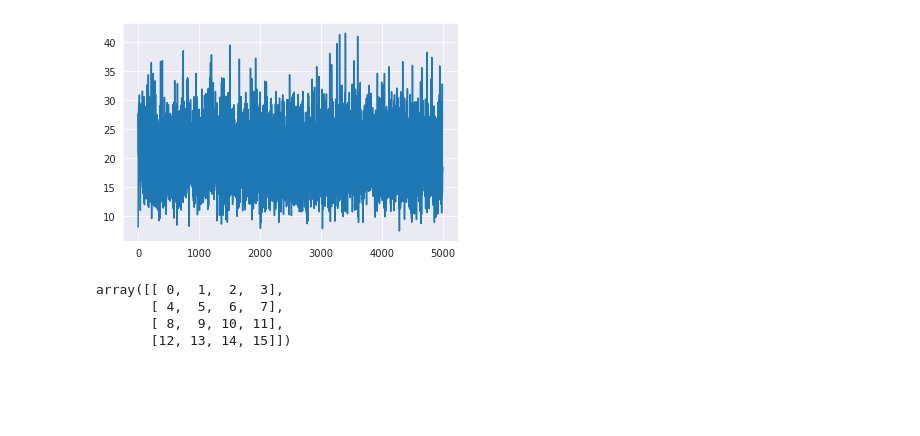
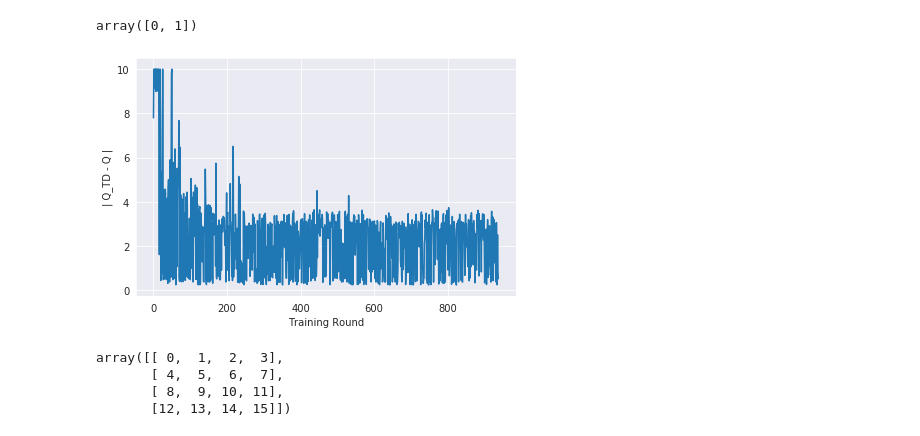
Before and after one commit to dibstan/bomberman_rl, a Jupyter notebook: tryout.ipynb, the cells around one changed output. Cells and saved outputs as stored; diff of their text form; code cells hidden in the pictures; blank space fills up the shorter version.

```diff
--- a/tryout.ipynb
+++ b/tryout.ipynb
@@ -6,14 +6,23 @@ from collections import deque
 import pickle
 import matplotlib.pyplot as plt
 import seaborn as sns
+# %%
+a = np.arange(5)
+a
+a[0:2]
+# %% [output]
+array([0, 1])
 # %%
-with open("agent_code/kampfente_stochastic/fluctuations.pt", "rb") as file:
+with open("agent_code/experiment627/fluctuations.pt", "rb") as file:
             fluctuations = pickle.load(file)
 # %%
 with sns.axes_style('darkgrid'):
     plt.plot(np.arange(len(fluctuations)),fluctuations)
+    plt.xlabel('Training Round')
+    plt.ylabel('| Q_TD - Q |')
+    plt.tight_layout()
 # %% [output]
-[figure, old version]
+[figure, new version]
 # %%
 a = np.arange(0,16).reshape(4,4)
 # %%
```
Also changed, not shown: parts of 5 cells of this notebook, 30 other files.
